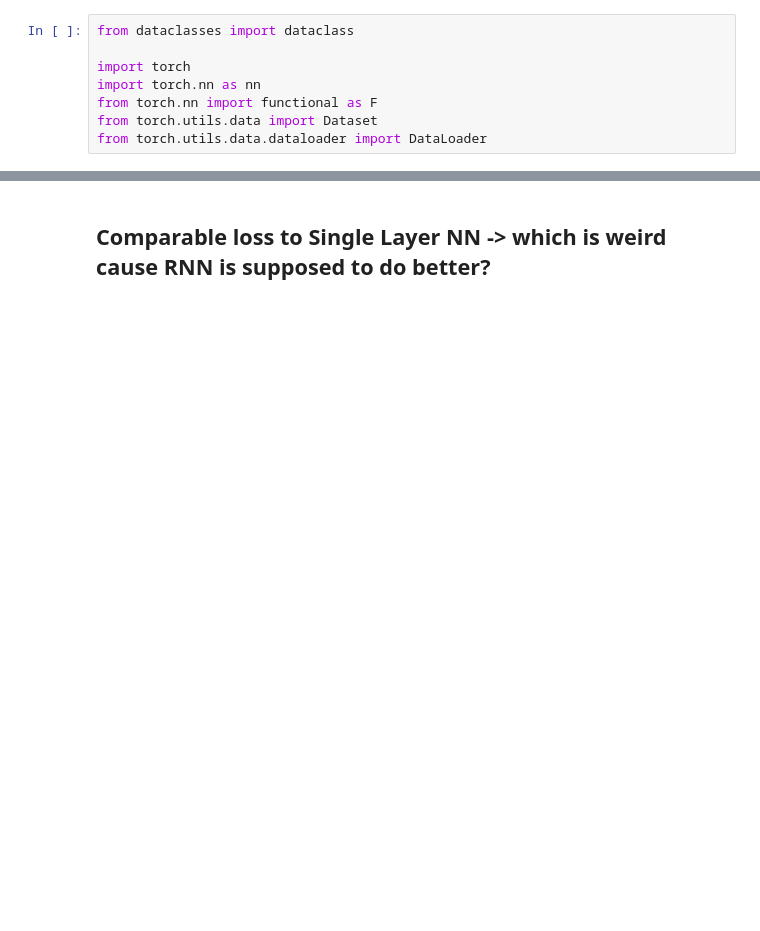
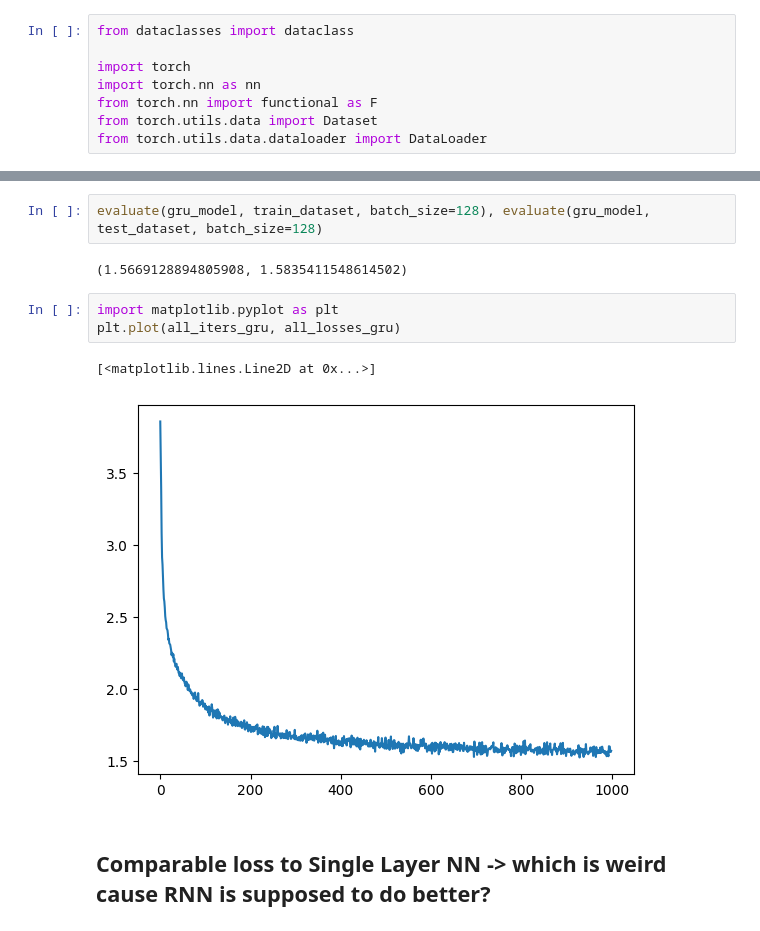
Before and after one commit to kernelism/ChokeSpeare, a Jupyter notebook: code/RNN.ipynb, the cells around one changed output, grey strips where cells are left out. Saved outputs shown, nothing was run; the diff lists cells and outputs as text; blank space fills up the shorter version.

```diff
--- a/code/RNN.ipynb
+++ b/code/RNN.ipynb
@@ -252,3 +315,13 @@ loss 1.7784347534179688
+# %%
+evaluate(gru_model, train_dataset, batch_size=128), evaluate(gru_model, test_dataset, batch_size=128)
+# %% [output]
+(1.5669128894805908, 1.5835411548614502)
+# %%
+import matplotlib.pyplot as plt
+plt.plot(all_iters_gru, all_losses_gru)
+# %% [output]
+[<matplotlib.lines.Line2D at 0x...>]
+[figure, added]
 # %% [markdown]
 ## Comparable loss to Single Layer NN -> which is weird cause RNN is supposed to do better?
 # %%
```
Also changed, not shown: parts of 22 cells of this notebook, 5 other files.
